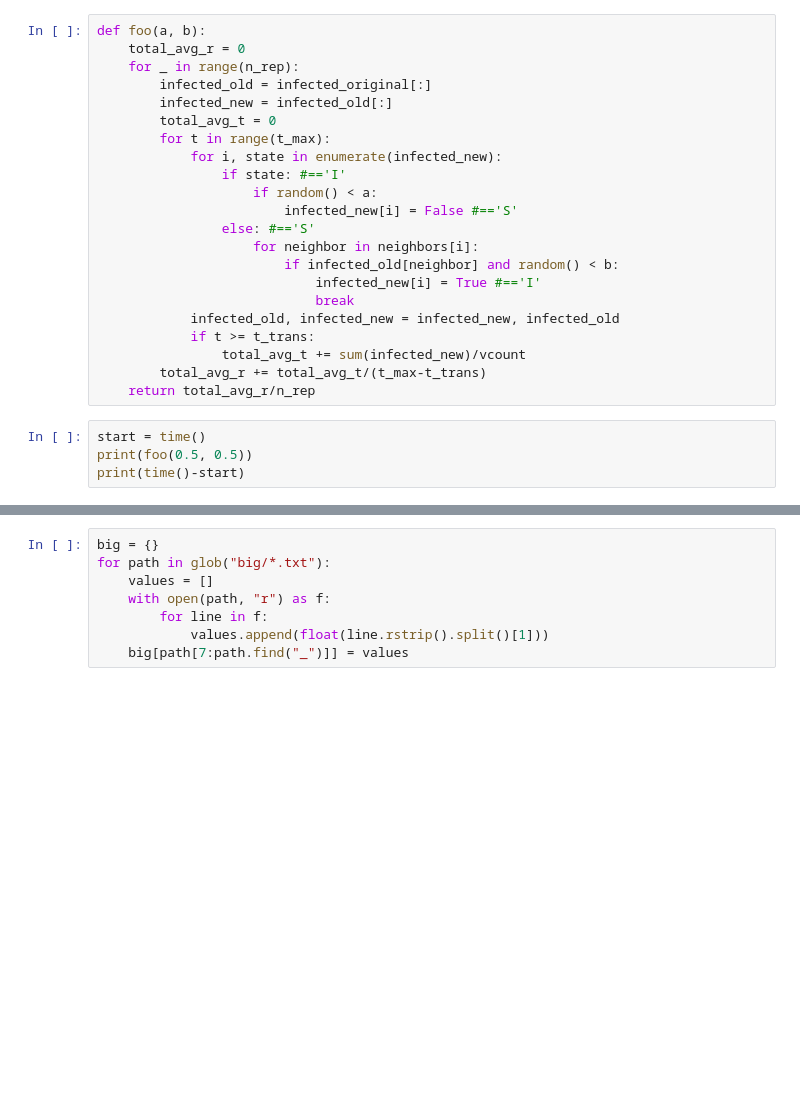
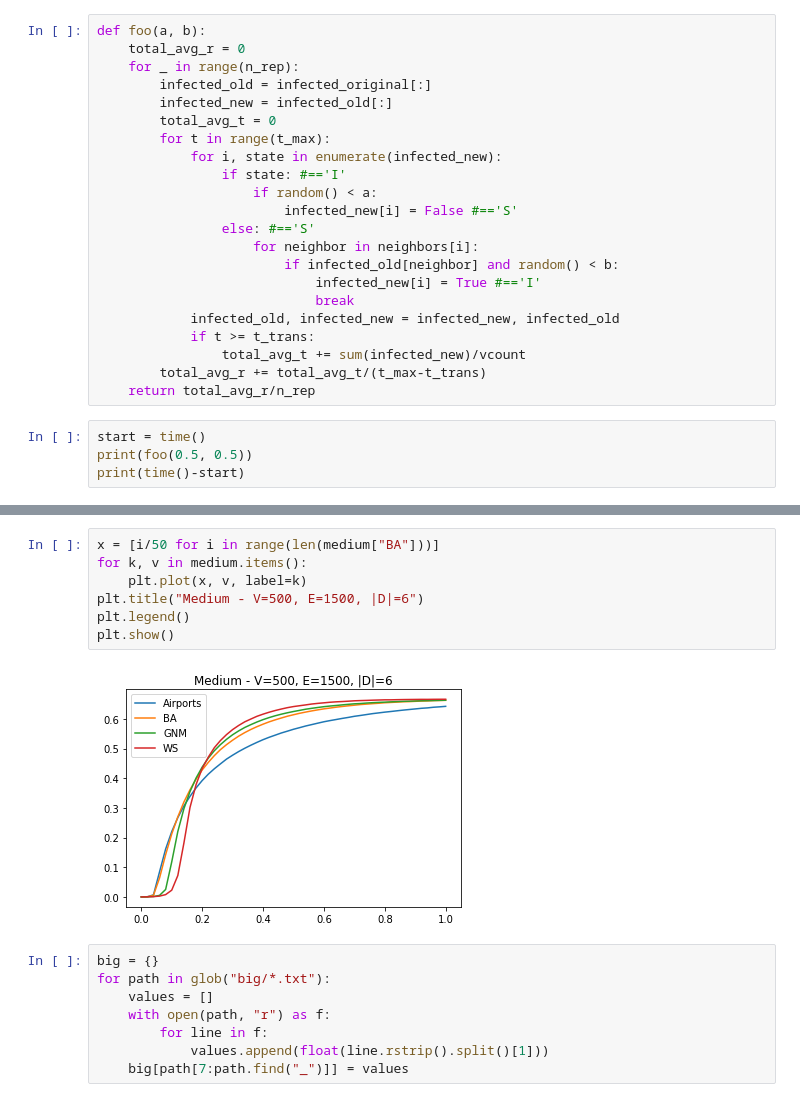
Before and after one commit to baton96/Complex-Networks, a Jupyter notebook: A4/A4.ipynb, the cells around one changed output, grey strips where cells are left out. Saved outputs shown, nothing was run; the diff lists cells and outputs as text; blank space fills up the shorter version.

```diff
--- a/A4/A4.ipynb
+++ b/A4/A4.ipynb
@@ -64,3 +72,12 @@ plt.show()
+# %%
+x = [i/50 for i in range(len(medium["BA"]))]
+for k, v in medium.items():
+    plt.plot(x, v, label=k)
+plt.title("Medium - V=500, E=1500, |D|=6")
+plt.legend()
+plt.show()
+# %% [output]
+[figure, added]
 # %%
 big = {}
 for path in glob("big/*.txt"):
```
Also changed, not shown: parts of 8 cells of this notebook, 37 other files.
